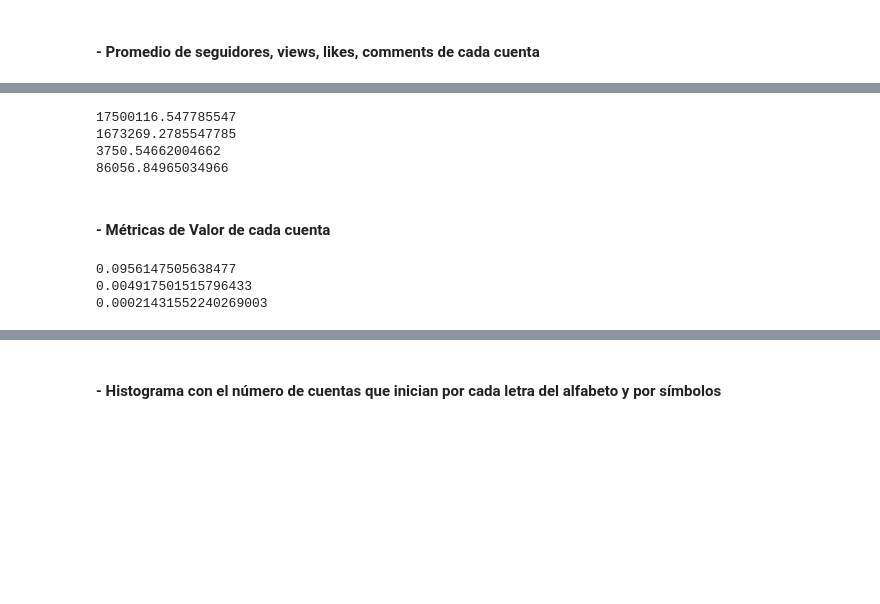
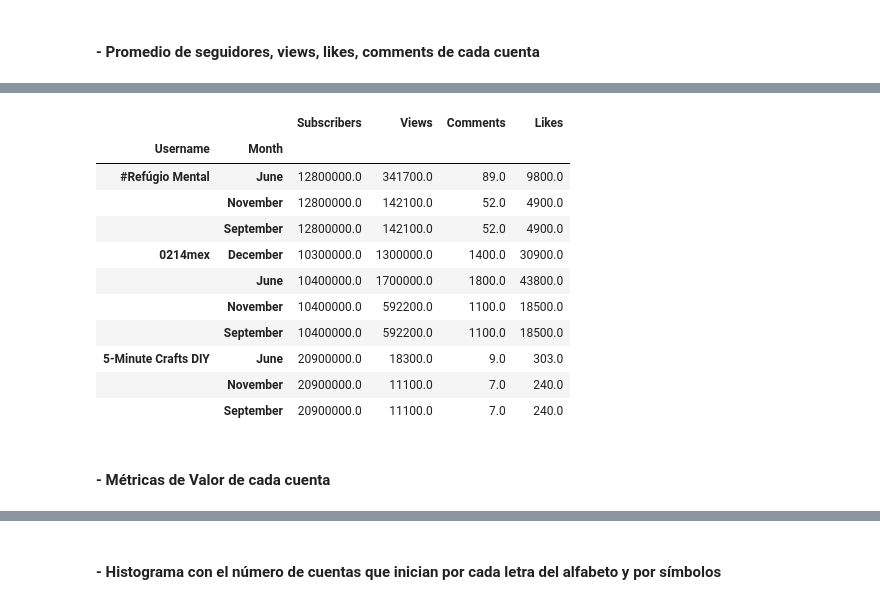
Before and after one commit to MonicaGonzalez30/CienciaDatosLasChicasSuperpoderosas, a Jupyter notebook: Proyectos/Unidad2/Redes_Sociales.ipynb, the cells around one changed output, grey strips where cells are left out. Drawn from its saved outputs; the diff is of its cells as text; code cells hidden in the pictures; blank space fills up the shorter version.

```diff
--- a/Proyectos/Unidad2/Redes_Sociales.ipynb
+++ b/Proyectos/Unidad2/Redes_Sociales.ipynb
@@ -874,33 +873,26 @@ df_Youtube
 858 rows × 10 columns
 # %%
-# Calcular el promedio de seguidores, views, likes, comments  de cada cuenta
+# Calculamos el promedio de seguidores, views, likes, comments  de cada cuenta
 mean_subscribers = df_Youtube['Subscribers'].mean()
 mean_views = df_Youtube['Views'].mean()
 mean_comments = df_Youtube['Comments'].mean()
 mean_likes = df_Youtube['Likes'].mean()
+
+columnas = ['Subscribers','Views','Comments', 'Likes']
+Promedios = df_Youtube.groupby(['Username', 'Month'])[columnas].mean()
+Promedios.head(10)
+# %% [output]
+|  |  | Subscribers | Views | Comments | Likes |
+| Username | Month |  |  |  |  |
+| #Refúgio Mental | June | 12800000.0 | 341700.0 | 89.0 | 9800.0 |
+|  | November | 12800000.0 | 142100.0 | 52.0 | 4900.0 |
+|  | September | 12800000.0 | 142100.0 | 52.0 | 4900.0 |
+| 0214mex | December | 10300000.0 | 1300000.0 | 1400.0 | 30900.0 |
+|  | June | 10400000.0 | 1700000.0 | 1800.0 | 43800.0 |
+|  | November | 10400000.0 | 592200.0 | 1100.0 | 18500.0 |
+|  | September | 10400000.0 | 592200.0 | 1100.0 | 18500.0 |
+| 5-Minute Crafts DIY | June | 20900000.0 | 18300.0 | 9.0 | 303.0 |
+|  | November | 20900000.0 | 11100.0 | 7.0 | 240.0 |
+|  | September | 20900000.0 | 11100.0 | 7.0 | 240.0 |
-# %%
-print(mean_subscribers)
-print(mean_views)
-print(mean_comments)
-print(mean_likes)
-# %% [output]
-17500116.547785547
-1673269.2785547785
-3750.54662004662
-86056.84965034966
 # %% [markdown]
 #### - Métricas de Valor de cada cuenta
-# %%
-# Promedio views/Promedio Followers
-mvf = (mean_views) / (mean_subscribers)
-print(mvf)
-# Promedio likes/Promedio Followers
-mlf = (mean_likes) / (mean_subscribers)
-print(mlf)
-# Promedio comments/Promedio Followers
-mcf = (mean_comments) / (mean_subscribers)
-print(mcf)
-# %% [output]
-0.0956147505638477
-0.004917501515796433
-0.00021431552240269003
```
Also changed, not shown: parts of 27 cells of this notebook.
